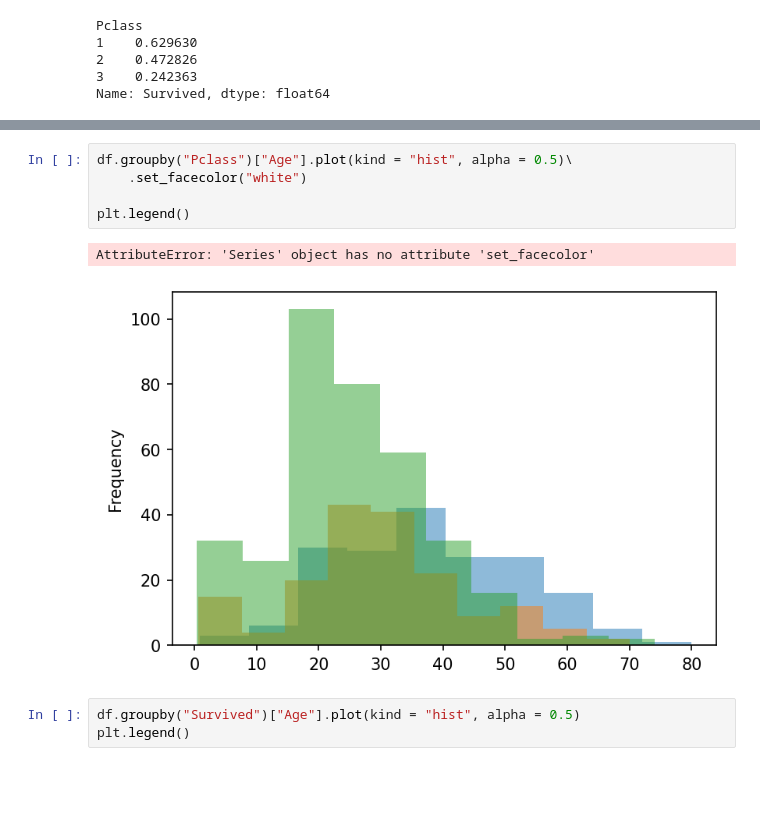
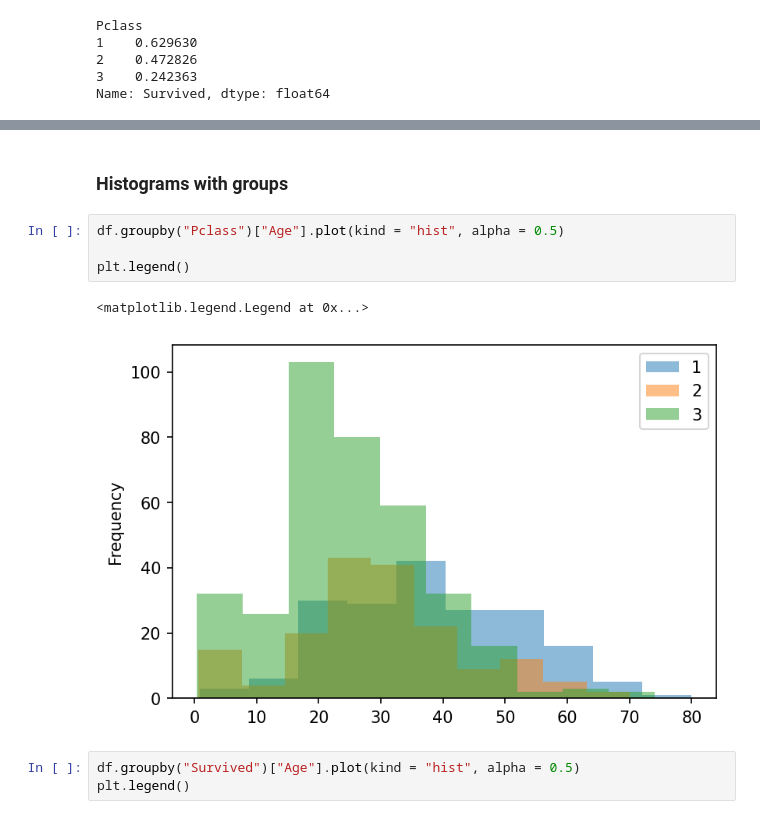
Before and after one commit to vukasin-viskovic/idsss, a Jupyter notebook: session_004.ipynb, the cells around one changed output, grey strips where cells are left out. Drawn from its saved outputs; the diff is of its cells as text; blank space fills up the shorter version.

```diff
--- a/session_004.ipynb
+++ b/session_004.ipynb
@@ -77,14 +149,15 @@ df.groupby("Pclass")["Survived"].mean().plot(kind = "bar")\
 # %% [output]
 <AxesSubplot:xlabel='Pclass'>
 [figure]
+# %% [markdown]
+### Histograms with groups
 # %%
-df.groupby("Pclass")["Age"].plot(kind = "hist", alpha = 0.5)\
-    .set_facecolor("white")
+df.groupby("Pclass")["Age"].plot(kind = "hist", alpha = 0.5)
 
 plt.legend()
 # %% [output]
-AttributeError: 'Series' object has no attribute 'set_facecolor'
+<matplotlib.legend.Legend at 0x...>
-[figure, old version]
+[figure, new version]
 # %%
 df.groupby("Survived")["Age"].plot(kind = "hist", alpha = 0.5)
 plt.legend()
```
Also changed, not shown: parts of 49 cells of this notebook, 50 other files.
